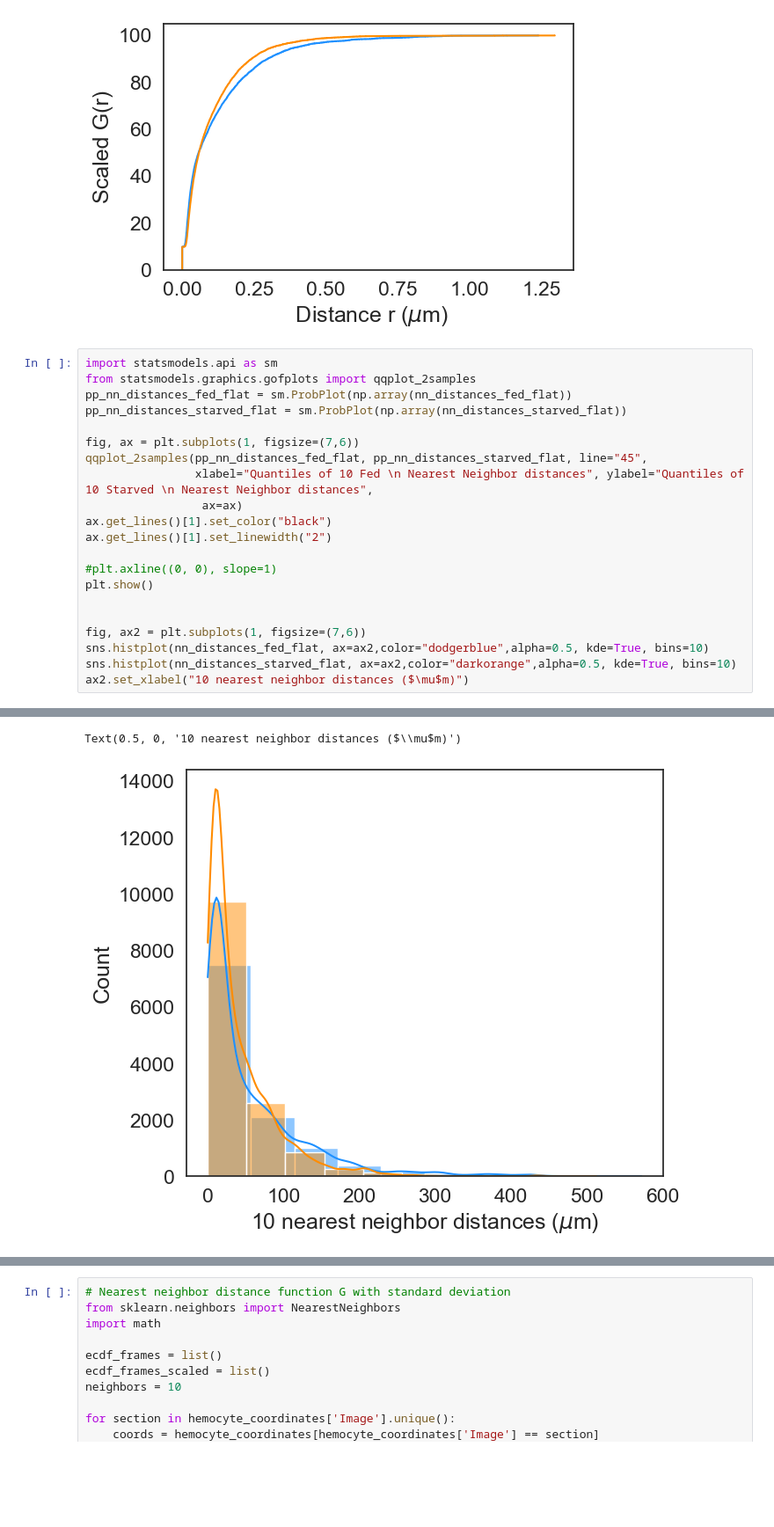
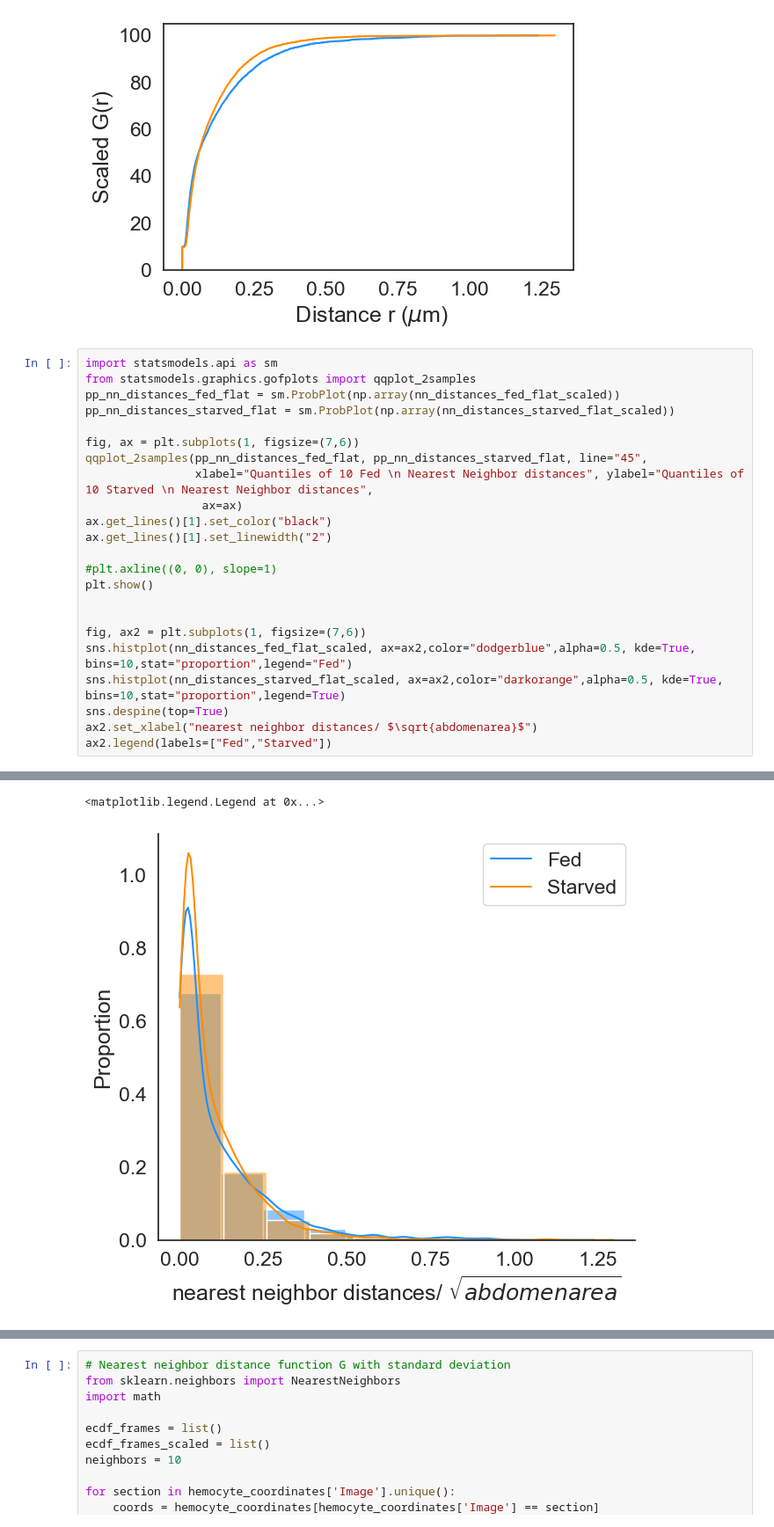
Before and after one commit to McCallLabBU/hemocyte_recruitment_image_quantification, a Jupyter notebook: code/nearest_neighbors_midsections.ipynb, the cells around one changed output, grey strips where cells are left out. Shown at 88% size. Cells and saved outputs as stored; diff of their text form; blank space fills up the shorter version.

```diff
--- a/code/nearest_neighbors_midsections.ipynb
+++ b/code/nearest_neighbors_midsections.ipynb
@@ -132,8 +132,8 @@ fig.savefig(outputs.joinpath("gfunction_scaled.png"))
 # %%
 import statsmodels.api as sm
 from statsmodels.graphics.gofplots import qqplot_2samples
-pp_nn_distances_fed_flat = sm.ProbPlot(np.array(nn_distances_fed_flat))
-pp_nn_distances_starved_flat = sm.ProbPlot(np.array(nn_distances_starved_flat))
+pp_nn_distances_fed_flat = sm.ProbPlot(np.array(nn_distances_fed_flat_scaled))
+pp_nn_distances_starved_flat = sm.ProbPlot(np.array(nn_distances_starved_flat_scaled))
 
 fig, ax = plt.subplots(1, figsize=(7,6))
 qqplot_2samples(pp_nn_distances_fed_flat, pp_nn_distances_starved_flat, line="45",
@@ -147,7 +147,9 @@ plt.show()
 
 
 fig, ax2 = plt.subplots(1, figsize=(7,6))
-sns.histplot(nn_distances_fed_flat, ax=ax2,color="dodgerblue",alpha=0.5, kde=True, bins=10)
-sns.histplot(nn_distances_starved_flat, ax=ax2,color="darkorange",alpha=0.5, kde=True, bins=10)
-ax2.set_xlabel("10 nearest neighbor distances ($\mu$m)")
+sns.histplot(nn_distances_fed_flat_scaled, ax=ax2,color="dodgerblue",alpha=0.5, kde=True, bins=10,stat="proportion",legend="Fed")
+sns.histplot(nn_distances_starved_flat_scaled, ax=ax2,color="darkorange",alpha=0.5, kde=True, bins=10,stat="proportion",legend=True)
+sns.despine(top=True)
+ax2.set_xlabel("nearest neighbor distances/ $\sqrt{abdomenarea}$")
+ax2.legend(labels=["Fed","Starved"])
 # %% [output]
@@ -155,4 +157,4 @@ ax2.set_xlabel("10 nearest neighbor distances ($\mu$m)")
-Text(0.5, 0, '10 nearest neighbor distances ($\\mu$m)')
+<matplotlib.legend.Legend at 0x...>
-[figure, old version]
+[figure, new version]
 # %%
 from scipy import stats
```
Also changed, not shown: parts of 5 cells of this notebook, 1 other file.
